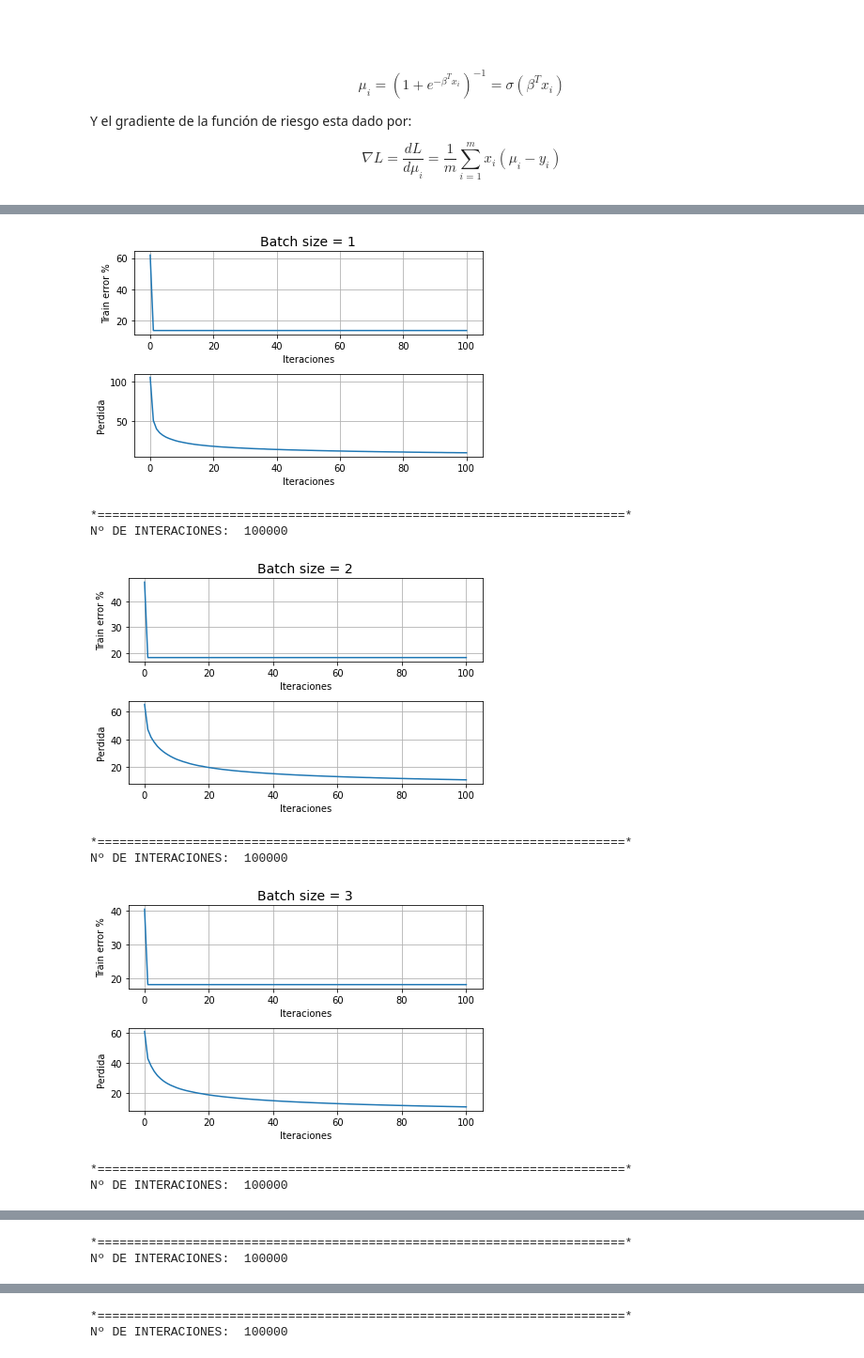
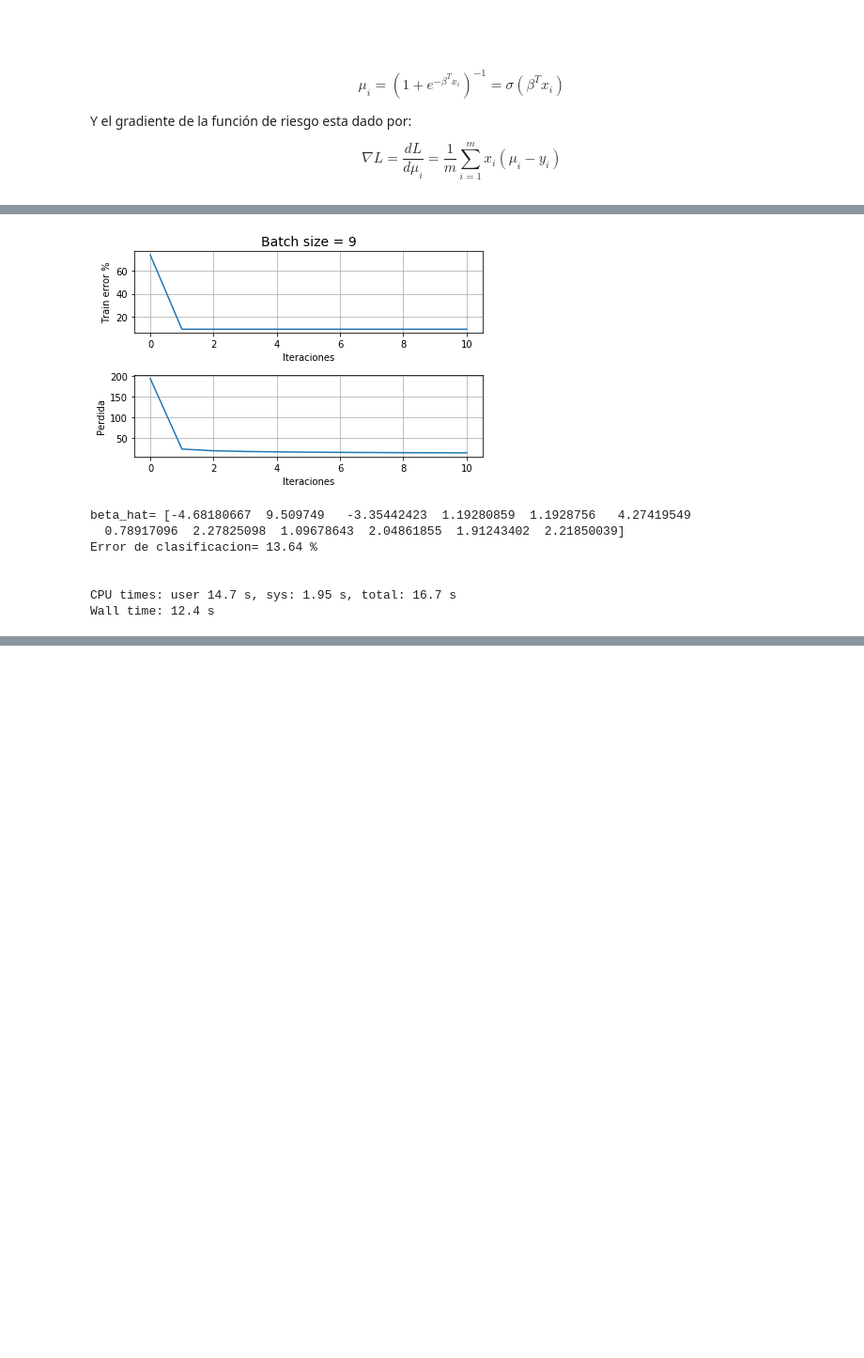
Before and after one commit to C1587S/MNO_numericalOptimization, a Jupyter notebook: notebooks/notebook_implementacion.ipynb, the cells around one changed output, grey strips where cells are left out. Shown at 94% size. Drawn from its saved outputs; the diff is of its cells as text; code cells hidden in the pictures; blank space fills up the shorter version.

```diff
--- a/notebooks/notebook_implementacion.ipynb
+++ b/notebooks/notebook_implementacion.ipynb
@@ -998,11 +987,9 @@ def error_train(X,y,beta):
     prediction=clasifica(X,beta)
     err=round(100*sum(abs(y-prediction))/len(prediction),2)
     return err
-# %%
-batch_size=10
 # %%
 
-def SGD(X,y,batch_size,verbose_n=100,max_iter=10**5, q=10):
+def SGD(X,y,batch_size,verbose_n=100,max_iter=10**5):
 
     '''
 
@@ -1023,7 +1010,7 @@ def SGD(X,y,batch_size,verbose_n=100,max_iter=10**5, q=10):
     step_size=.01
     iteraciones = 0
     epoca=0
-    ipe=int(m/q)#iteraciones por epoca
+    ipe=int(m/batch_size)#iteraciones por epoca
 
     # Primera iteracion
     index=batch(m,batch_size)
@@ -1047,19 +1034,13 @@ def SGD(X,y,batch_size,verbose_n=100,max_iter=10**5, q=10):
         y_lote = y[index]
         beta_new = beta - step_size * gradiente_riesgo_empirico(x_lote,y_lote,beta)
         #print("iteraciones2=",iteraciones)
-        if iteraciones%1000==0:
+        if iteraciones%10000==0:
             epoca+=1
             loss=riesgo_empirico(X,y,beta)
             perdida=np.append(perdida,loss)
             err=error_train(X,y,beta)
             error=np.append(error, error_train(x_test,y_test,beta_hat))
-            #print(f'loss:{loss:.4}, epoca:{epoca}, iter:{iteraciones}')
+            print(f'loss:{loss:.4}, epoca:{epoca}, iter:{iteraciones}')
         #print("iteraciones3=",iteraciones)
     print("Nº DE INTERACIONES: ",iteraciones)
     return beta_new,perdida,error
-# %%
-x=1
-y=[]
-for y in range(1,7):
-    x=np.append(x,y)
-print(x)
@@ -1104,7 +1083,7 @@ def graf_loss_err(loss,error,title):
 %%time
 
 # Método de SGD
-for batch_size in range(1,10):
+for batch_size in range(9,10):
 
 
     print("*========================================================================*")
@@ -1113,8 +1092,8 @@ for batch_size in range(1,10):
     yhat = clasifica(x_test,beta_hat)
     titulo="Batch size = "+ str(batch_size)
     graf_loss_err(loss,error,titulo)
-    #print("beta_hat=", beta_hat)
-    #print("Error de clasificacion=",round(100*sum(abs(y_test-yhat))/len(yhat),2),"%")
+    print("beta_hat=", beta_hat)
+    print("Error de clasificacion=",round(100*sum(abs(y_test-yhat))/len(yhat),2),"%")
     print("\n")
 # %% [output]
 *========================================================================*
@@ -1121,10 +1110,9 @@ for batch_size in range(1,10):
 Nº DE INTERACIONES:  100000
-[figure, old version]
+[figure, new version]
-*========================================================================*
-Nº DE INTERACIONES:  100000
+beta_hat= [-4.68180667  9.509749   -3.35442423  1.19280859  1.1928756   4.27419549
+  0.78917096  2.27825098  1.09678643  2.04861855  1.91243402  2.21850039]
+Error de clasificacion= 13.64 %
+
+
+CPU times: user 14.7 s, sys: 1.95 s, total: 16.7 s
+Wall time: 12.4 s
-[figure, removed]
-*========================================================================*
-Nº DE INTERACIONES:  100000
-[figure, removed]
-*========================================================================*
-Nº DE INTERACIONES:  100000
@@ -1132,2 +1118,0 @@ Nº DE INTERACIONES:  100000
-*========================================================================*
-Nº DE INTERACIONES:  100000
@@ -1135,2 +1118,0 @@ Nº DE INTERACIONES:  100000
-*========================================================================*
-Nº DE INTERACIONES:  100000
```
Also changed, not shown: parts of 14 cells of this notebook.
